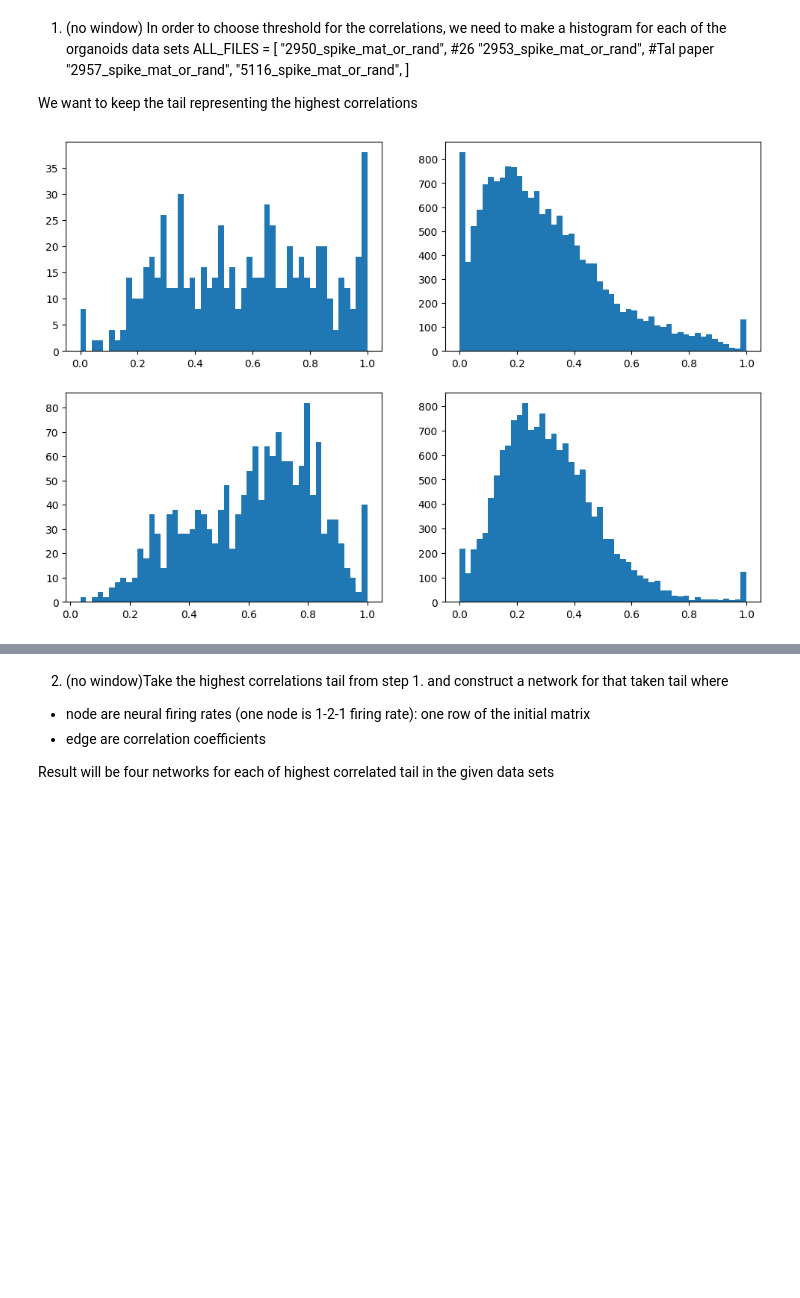
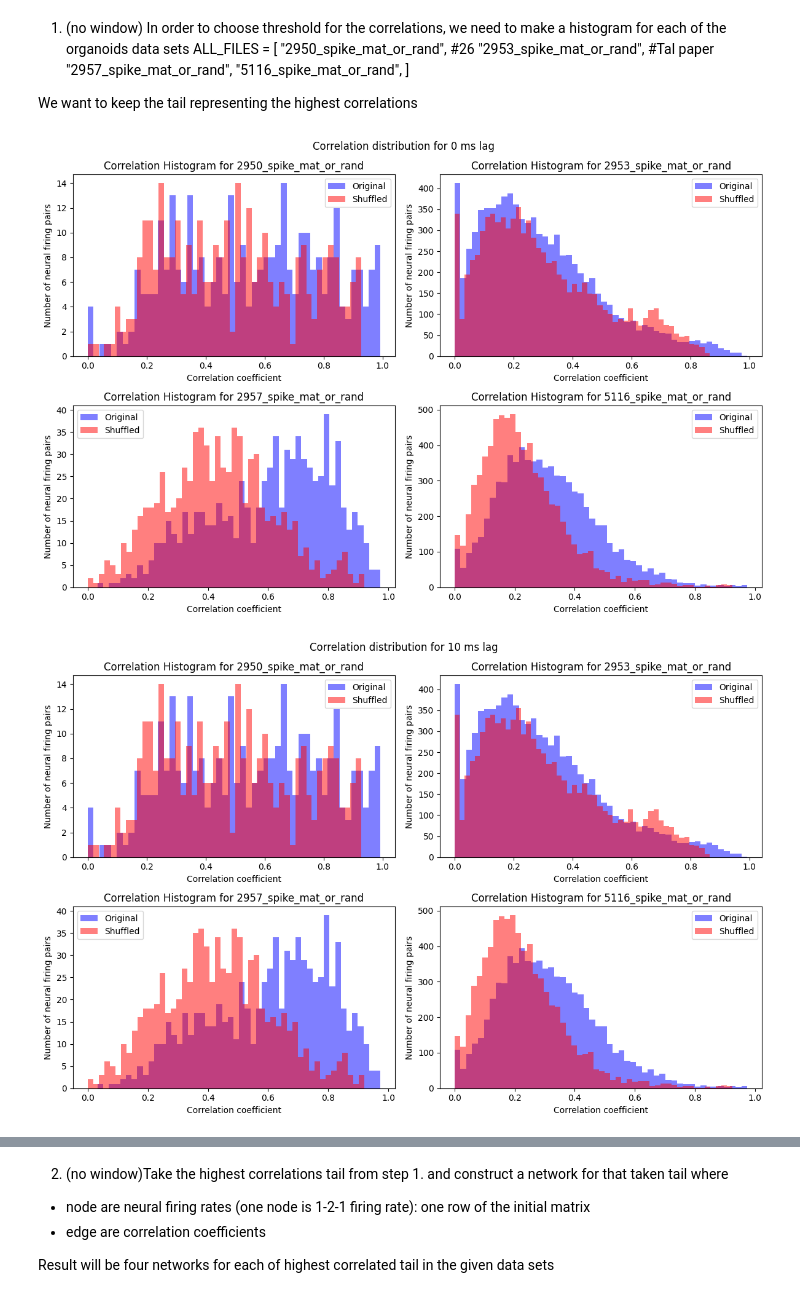
Before and after one commit to kotokote/HigherOrderCorrelations, a Jupyter notebook: codeForPaper/start.ipynb, the cells around one changed output, grey strips where cells are left out. Drawn from its saved outputs; the diff is of its cells as text; code cells hidden in the pictures; blank space fills up the shorter version.

Commit message:
Update plots

```diff
--- a/codeForPaper/start.ipynb
+++ b/codeForPaper/start.ipynb
@@ -133,11 +133,24 @@ We want to keep the tail representing the highest correlations
 # %%
 import pickle
 
-fig, axs = plt.subplots(2, 2, figsize=(12, 8))
-for idx, fn in enumerate(ALL_FILES):
-    with open(f"processed/{fn}_lag_window_0.pkl", "rb") as f:
-        data = pickle.load(f)
-    ax = axs[idx // 2, idx % 2]
-    ax.hist(data["corr"].reshape([-1]), bins=50)
+for lag in [0, 10, 20]:
+    fig, axs = plt.subplots(2, 2, figsize=(12, 8))
+    fig.suptitle(f"Correlation distribution for {lag} ms lag")
+    for idx, fn in enumerate(ALL_FILES):
+        with open(f"processed/{fn}_lag_window_0.pkl", "rb") as f:
+            data = pickle.load(f)
+        with open(f"processed/{fn}_lag_window_0_shuffle.pkl", "rb") as f:
+            data_shuffled = pickle.load(f)
+        ax = axs[idx // 2, idx % 2]
+        idx = np.triu_indices(data["corr"].shape[0], 1)
+        ax.hist(data["corr"][idx], bins=50, alpha=0.5, label="Original", color='blue')
+        ax.hist(data_shuffled["corr"][idx], bins=50, alpha=0.5, label="Shuffled", color='red')
+        ax.set_xlabel("Correlation coefficient")  # Add x-axis title
+        ax.set_ylabel("Number of neural firing pairs")  # Add x-axis title
+        ax.set_title(f"Correlation Histogram for {fn}")  # Add title with fn
+        ax.legend()
+    fig.tight_layout()
+    plt.show()
 # %% [output]
-[figure, old version]
+[figure, new version]
+[figure, added]
```
Also changed, not shown: parts of 2 cells of this notebook.
